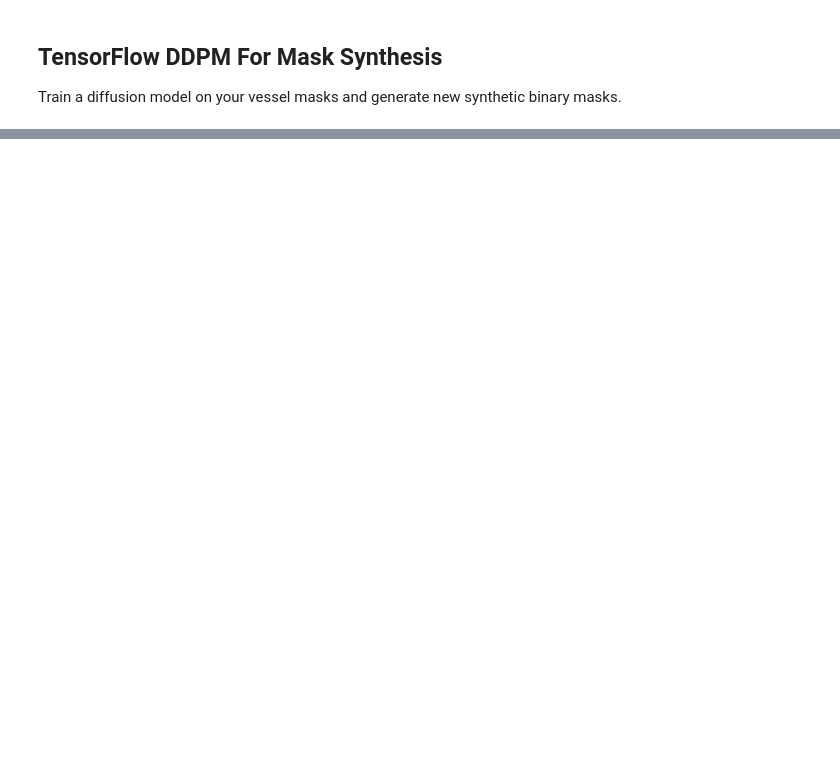
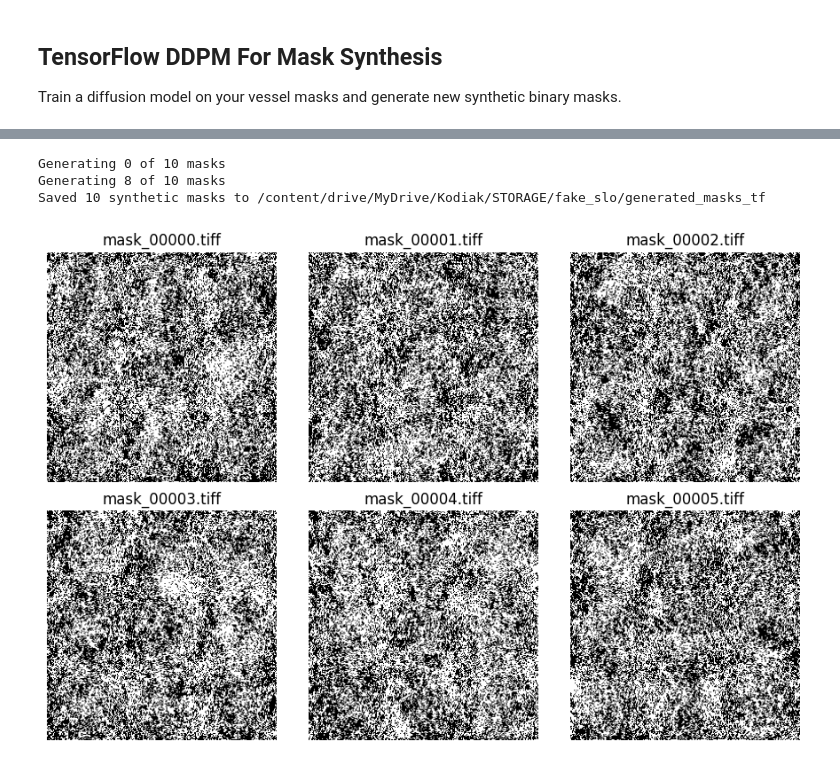
Before and after one commit to natejly2/Fake-SLO, a Jupyter notebook: test.ipynb, the cells around one changed output, grey strips where cells are left out. Saved outputs shown, nothing was run; the diff lists cells and outputs as text; code cells hidden in the pictures; blank space fills up the shorter version.

```diff
--- a/test.ipynb
+++ b/test.ipynb
@@ -253,6 +335,8 @@ from PIL import Image
 
 if "build_unet" not in globals():
     raise RuntimeError("Run the TensorFlow DDPM training cell first (it defines build_unet).")
+if "strategy" not in globals():
+    strategy = tf.distribute.get_strategy()
 
 MODEL_DIR = Path(data_path).parent / "tf_ddpm_mask_model" if "data_path" in globals() else Path("tf_ddpm_mask_model")
 OUT_DIR = MODEL_DIR.parent / "generated_masks_tf"
@@ -267,14 +351,15 @@ else:
     IMAGE_SIZE = int(globals().get("IMAGE_SIZE", 256))
     DIFFUSION_STEPS = int(globals().get("DIFFUSION_STEPS", 1000))
 
-NUM_SAMPLES = 100
+NUM_SAMPLES = 10
 BATCH_SIZE = 8
-INFERENCE_STEPS = DIFFUSION_STEPS
+INFERENCE_STEPS = 250
 BINARY_THRESHOLD = 0.5
 
 # Rebuild model and load weights/schedule.
-model = build_unet(IMAGE_SIZE)
-model.load_weights(MODEL_DIR / "model.weights.h5")
+with strategy.scope():
+    model = build_unet(IMAGE_SIZE)
+    model.load_weights(MODEL_DIR / "model.weights.h5")
 
 sched = np.load(MODEL_DIR / "schedule.npz")
 betas = sched["betas"].astype(np.float32)
@@ -287,6 +372,7 @@ def p_sample_loop(num_samples, batch_size, inference_steps):
     sample_idx = 0
 
     while saved < num_samples:
+        print(f"Generating {saved} of {num_samples} masks")
         current_batch = min(batch_size, num_samples - saved)
         x = tf.random.normal((current_batch, IMAGE_SIZE, IMAGE_SIZE, 1))
 
@@ -312,30 +398,35 @@ def p_sample_loop(num_samples, batch_size, inference_steps):
         x_np = (x_np + 1.0) / 2.0
         x_np = np.clip(x_np, 0.0, 1.0)
 
         for i in range(current_batch):
             gray = x_np[i, ..., 0]
             binary = (gray > BINARY_THRESHOLD).astype(np.uint8) * 255
             out_path = OUT_DIR / f"mask_{sample_idx:05d}.tiff"
             Image.fromarray(binary, mode="L").save(out_path, format="TIFF")
             sample_idx += 1
             saved += 1
 
             if saved >= num_samples:
                 break
 
     return sample_idx
 
 
 count = p_sample_loop(NUM_SAMPLES, BATCH_SIZE, INFERENCE_STEPS)
 print(f"Saved {count} synthetic masks to {OUT_DIR}")
 
 # Quick preview of first 6 generated masks.
 preview = sorted(OUT_DIR.glob("mask_*.tiff"))[:6]
 fig, axes = plt.subplots(2, 3, figsize=(9, 6))
 for ax, p in zip(axes.flatten(), preview):
     with Image.open(p) as img:
         ax.imshow(img, cmap="gray")
     ax.set_title(p.name)
     ax.axis("off")
 plt.tight_layout()
 plt.show()
+# %% [output]
+Generating 0 of 10 masks
+Generating 8 of 10 masks
+Saved 10 synthetic masks to /content/drive/MyDrive/Kodiak/STORAGE/fake_slo/generated_masks_tf
+[figure, added]
```
Also changed, not shown: parts of 4 cells of this notebook.
